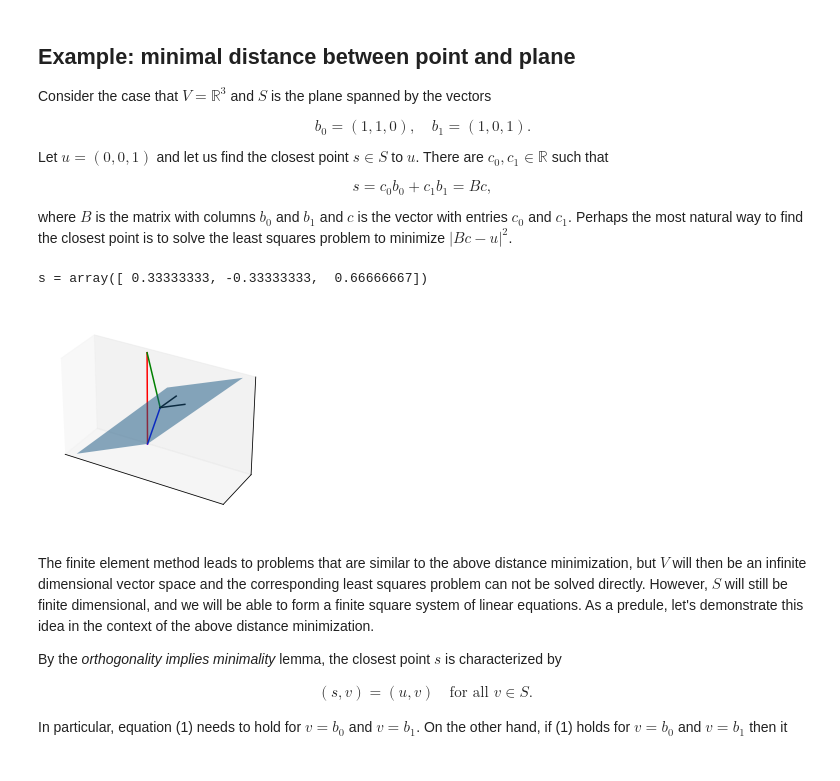
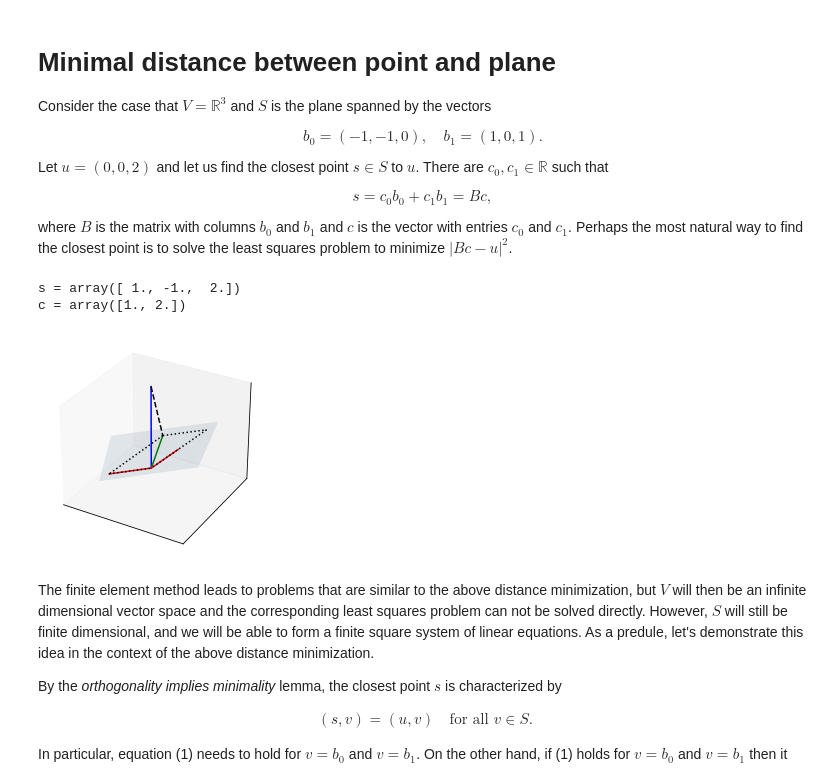
Before and after one commit to uh-comp-methods2/notebooks, a Jupyter notebook: implementation.ipynb, the cells around one changed output. Saved outputs shown, nothing was run; the diff lists cells and outputs as text; code cells hidden in the pictures.

```diff
--- a/basics.ipynb
+++ b/implementation.ipynb
@@ -116,13 +1,13 @@ We may divide by $\| u - s \|$ as $u \ne s$. As $v \in S$ is arbitrary, the clai
 # %% [markdown]
-## Example: minimal distance between point and plane
+# Minimal distance between point and plane
 
 Consider the case that $V = \mathbb R^3$ and $S$ is the plane spanned by the vectors
 
 $$
-b_0 = (1,1,0), \quad b_1 = (1,0,1).
+b_0 = (-1,-1,0), \quad b_1 = (1,0,1).
 $$
 
-Let $u = (0,0,1)$ and let us find the closest point $s \in S$ to $u$.
+Let $u = (0,0,2)$ and let us find the closest point $s \in S$ to $u$.
 There are $c_0, c_1 \in \mathbb R$ such that
 
 $$
@@ -134,15 +19,25 @@ where $B$ is the matrix with columns $b_0$ and $b_1$ and $c$ is the vector with
 import numpy as np
 from scipy import linalg as la
 # %%
-u = np.array([0, 0, 1], dtype=float)
-b0 = np.array([1, 1, 0], dtype=float)
+u = np.array([0, 0, 3], dtype=float)
+b0 = np.array([-1, -1, 0], dtype=float)
 b1 = np.array([1, 0, 1], dtype=float)
 B = np.stack((b0, b1), axis=-1)
 c, _, _, _ = la.lstsq(B, u)
 s = B @ c
 
 print(f'{s = }')
+print(f'{c = }')
 # %% [output]
-s = array([ 0.33333333, -0.33333333,  0.66666667])
+s = array([ 1., -1.,  2.])
+c = array([1., 2.])
 # %%
 from matplotlib import pyplot as plt
+
+import plot_vec3d as p3d
+def prettify():
+    p3d.plot_plane(s, c[0] * b0)
+    p3d.plot_vec(u - s, 'k--', o=s)
+    p3d.plot_coeffs(c, b0, b1, 'k:')
+    p3d.set_equal_aspect()
+    p3d.hide_ticks()
@@ -180,18 +44,12 @@ c_scale = 1+3*b_scale
 # %%
 plt.axes(projection='3d')
-plot_vec(u, 'r')
-plot_vec(s, 'b')
-plot_vec(u - s, 'g', o=s)
-ts = [0, c_scale*c[0]]
-rs = [0, c_scale*c[1]]
-plot_plane(b0, b1, ts, rs)
-plot_vec(b_scale*b0, 'k', o=s)
-plot_vec(b_scale*b1, 'k', o=s)
-# Prettify
-set_equal_aspect()
-hide_ticks()
+p3d.plot_vec(u, 'b')
+p3d.plot_vec(s, 'g')
+p3d.plot_vec(b0, 'r')
+p3d.plot_vec(b1, 'r')
+prettify()
 # %% [output]
-[figure, old version]
+[figure, new version]
 # %% [markdown]
 The finite element method leads to problems that are similar to the above distance minimization, but $V$ will then be an infinite dimensional vector space and the corresponding least squares problem can not be solved directly. However, $S$ will still be finite dimensional, and we will be able to form a finite square system of linear equations. As a predule, let's demonstrate this idea in the context of the above distance minimization.
 
```
Also changed, not shown: parts of 26 cells of this notebook, 5 other files.
